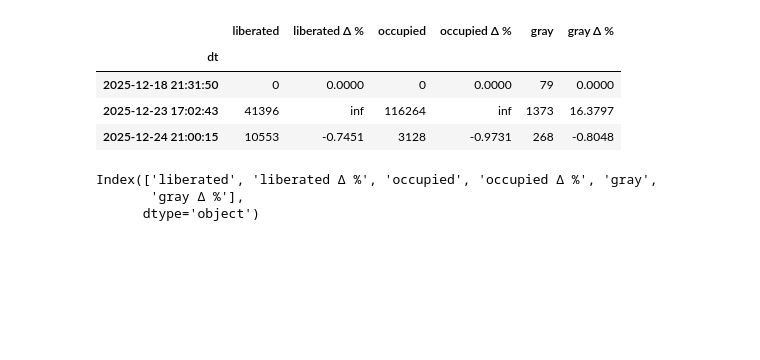
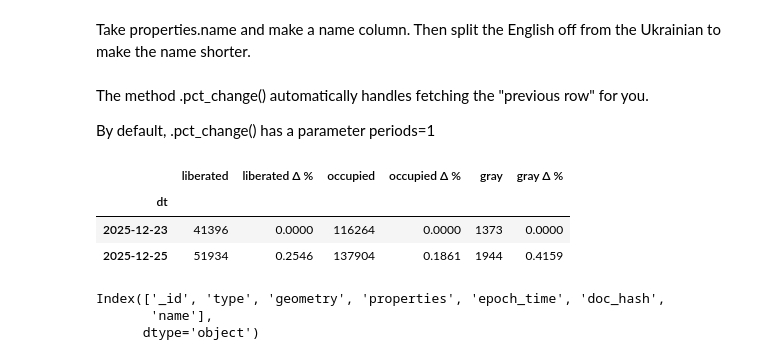
Before and after one commit to werowe/deepstate-map-data, a Jupyter notebook: hypatia/deepstate-time-series.ipynb, the cells around one changed output. Saved outputs shown, nothing was run; the diff lists cells and outputs as text; code cells hidden in the pictures; blank space fills up the shorter version.

```diff
--- a/hypatia/deepstate-time-series.ipynb
+++ b/hypatia/deepstate-time-series.ipynb
@@ -52,9 +52,10 @@ gdf = gpd.GeoDataFrame(df, geometry=geom_field)
 gdf.set_crs(epsg=4326, inplace=True)
 
 # 2. Convert to a Projected CRS that uses METERS
-# EPSG:3857 (Web Mercator) is good for general maps (Google Maps uses this).
-# EPSG:6933 (Equal Area) is scientifically more accurate for area calculations.
-gdf = gdf.to_crs(epsg=3857)
+#gdf.to_crs(epsg=32636) converts your data from degrees (Latitude/Longitude) into meters.
+#This allows you to accurately measure distances and areas for locations in that specific zone
+
+gdf = gdf.to_crs(epsg=32636)
 # %%
 gdf['dt'] = pd.to_datetime(gdf['epoch_time'], unit='s')
 
@@ -70,11 +104,8 @@ def extract_first_part(name, part=0):
     """Splits the DeepState name string and returns the specific index requested."""
     first_part = name.split('///')[part].strip()
     return first_part
+# %% [markdown]
+Take properties.name and make a name column.  Then split the English off from the Ukrainian to make the name shorter.
 # %%
-#set_crs(4326) only labels the data as WGS84 lat/lon in degrees; you still need
-#to reproject to a meter-based CRS before using .area for meaningful areas
-
-
-polygons = polygons.to_crs(epsg=32636)
-
 polygons['name'] = polygons.properties.apply(lambda x: x['name'])
+polygons['name'] = polygons.name.apply(lambda x : extract_first_part(x, 1))
@@ -83,57 +112,69 @@ polygons['name'] = polygons.name.apply(lambda x : extract_first_part(x, 1))
+# %% [markdown]
+The method .pct_change() automatically handles fetching the "previous row" for you.
+
+By default, .pct_change() has a parameter periods=1
 # %%
 import pandas as pd
 
-# 1. Project to meters (Crucial for area calc)
-# Only do this if you haven't already
-if polygons.crs.to_epsg() == 4326:
-    polygons = polygons.to_crs(epsg=3857)
 
-# 2. Define targets and factor
+# These are the names that are occupied areas
 occupied_targets = ['CADR and CALR', 'Occupied', 'Occupied Crimea']
+
+# used to convert square meters to square KM
 km_factor = 1_000_000
 
 # 3. Define the calculation function
-def calculate_snapshot_areas(df):
-    mask_occupied = df['name'].isin(occupied_targets)
-    mask_liberated = df['name'].str.contains("liberated", case=False, na=False)
-    mask_gray = df['name'].str.contains("unknown", case=False, na=False)
+
+# use name cdf to make sure no confusion with other dataframes
+def calculate_snapshot_areas(cdf):
+    mask_occupied = cdf['name'].isin(occupied_targets)
+    mask_liberated = cdf['name'].str.contains("liberated", case=False, na=False)
+    mask_gray = cdf['name'].str.contains("unknown", case=False, na=False)
 
     return pd.Series({
-        'liberated': int(df.loc[mask_liberated].area.sum() / km_factor),
-        'occupied':  int(df.loc[mask_occupied].area.sum() / km_factor),
-        'gray':      int(df.loc[mask_gray].area.sum() / km_factor)
+        'liberated': int(cdf.loc[mask_liberated].area.sum() / km_factor),
+        'occupied':  int(cdf.loc[mask_occupied].area.sum() / km_factor),
+        'gray':      int(cdf.loc[mask_gray].area.sum() / km_factor)
     })
 
 # 4. Create the base Time Series
 # Sort index ensures time flows correctly for the delta calc
+# level=0 just means the first level of the index.  In this date there is only one: datetime
+
+# Ensure you are grouping by DATE, not exact timestamp
+#normalize() sets the time to midnight (00:00:00) for every timestamp,
+#but keeps the data format as a "datetime".
+
+polygons.index = polygons.index.normalize()
+
 df_stats = polygons.groupby(level=0).apply(calculate_snapshot_areas).sort_index()
 
 # 5. Calculate Deltas (Current Row - Previous Row)
 df_pct_change = df_stats.pct_change().add_suffix(' Δ %')
+
 # 6. Combine them into one view
 final_df = pd.concat([df_stats, df_pct_change], axis=1)
 
 # Reorder columns for readability (Total, Change, Total, Change...)
 final_df = final_df[[
     'liberated', 'liberated Δ %',
     'occupied', 'occupied Δ %',
     'gray', 'gray Δ %'
 ]]
 
 # Fill the first row's NaN with 0 (optional, since there is no previous data)
 final_df = final_df.fillna(0)
 
 # Display
 final_df.round(4)
 # %% [output]
 |  | liberated | liberated Δ % | occupied | occupied Δ % | gray | gray Δ % |
 | dt |  |  |  |  |  |  |
-| 2025-12-18 21:31:50 | 0 | 0.0000 | 0 | 0.0000 | 79 | 0.0000 |
-| 2025-12-23 17:02:43 | 41396 | inf | 116264 | inf | 1373 | 16.3797 |
-| 2025-12-24 21:00:15 | 10553 | -0.7451 | 3128 | -0.9731 | 268 | -0.8048 |
+| 2025-12-23 | 41396 | 0.0000 | 116264 | 0.0000 | 1373 | 0.0000 |
+| 2025-12-25 | 51934 | 0.2546 | 137904 | 0.1861 | 1944 | 0.4159 |
 # %%
-final_df.columns
+polygons.columns
 # %% [output]
-Index(['liberated', 'liberated Δ %', 'occupied', 'occupied Δ %', 'gray',
-       'gray Δ %'],
+Index(['_id', 'type', 'geometry', 'properties', 'epoch_time', 'doc_hash',
+       'name'],
       dtype='object')
```
Also changed, not shown: parts of 9 cells of this notebook.
